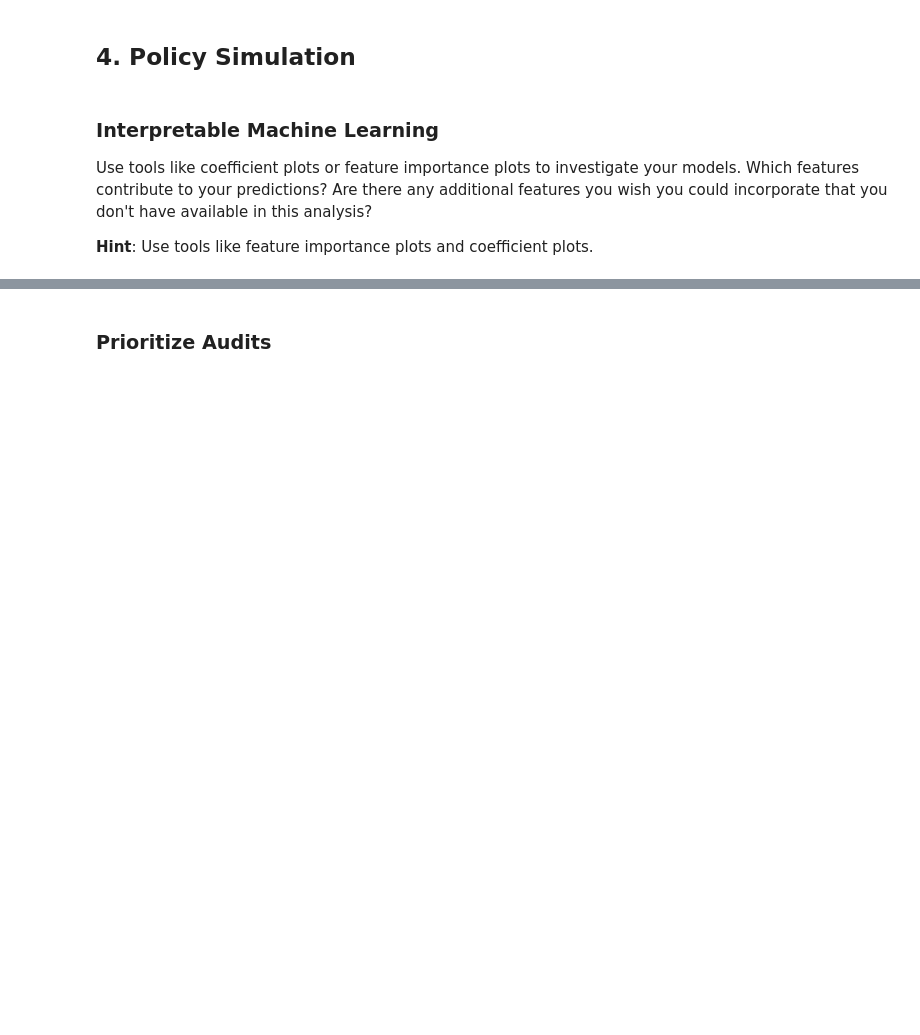
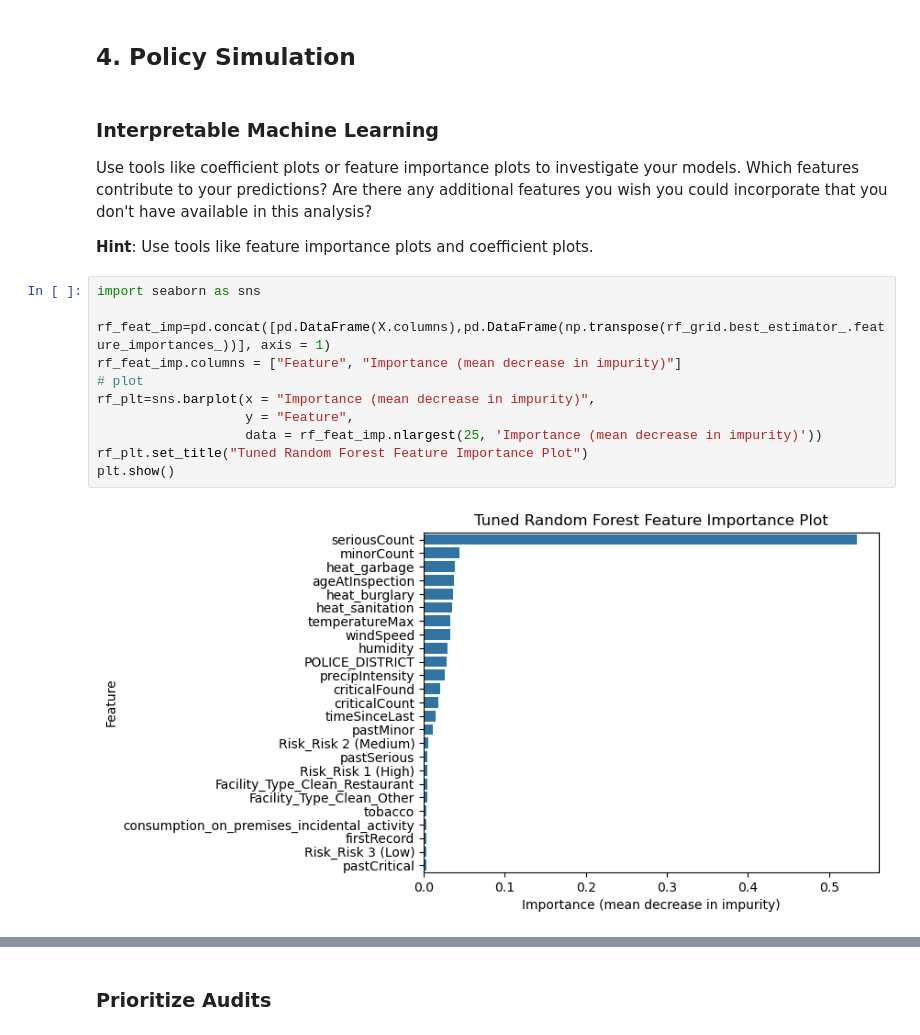
Before and after one commit to john-halifax/Computational-Social-Science-Projects, a Jupyter notebook: Project 3/Project 3 Students.ipynb, the cells around one changed output, grey strips where cells are left out. Drawn from its saved outputs; the diff is of its cells as text; blank space fills up the shorter version.

```diff
--- a/Project 3/Project 3 Students.ipynb
+++ b/Project 3/Project 3 Students.ipynb
@@ -352,3 +352,16 @@ print(results_df)
 Use tools like coefficient plots or feature importance plots to investigate your models. Which features contribute to your predictions? Are there any additional features you wish you could incorporate that you don't have available in this analysis?
 
 **Hint**: Use tools like feature importance plots and coefficient plots.
+# %%
+import seaborn as sns
+
+rf_feat_imp=pd.concat([pd.DataFrame(X.columns),pd.DataFrame(np.transpose(rf_grid.best_estimator_.feature_importances_))], axis = 1)
+rf_feat_imp.columns = ["Feature", "Importance (mean decrease in impurity)"]
+# plot
+rf_plt=sns.barplot(x = "Importance (mean decrease in impurity)",
+                   y = "Feature",
+                   data = rf_feat_imp.nlargest(25, 'Importance (mean decrease in impurity)'))
+rf_plt.set_title("Tuned Random Forest Feature Importance Plot")
+plt.show()
+# %% [output]
+[figure, added]
```
Also changed, not shown: parts of 8 cells of this notebook.
